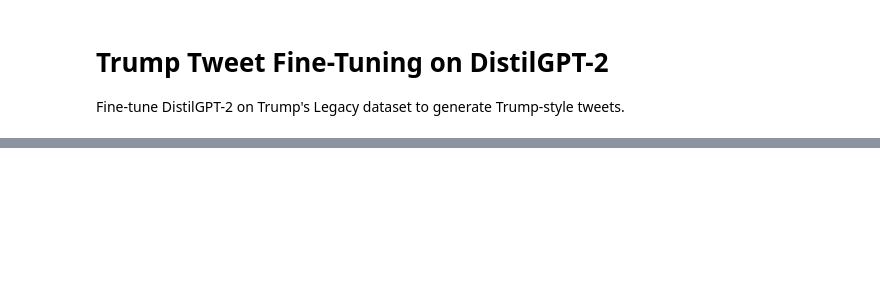
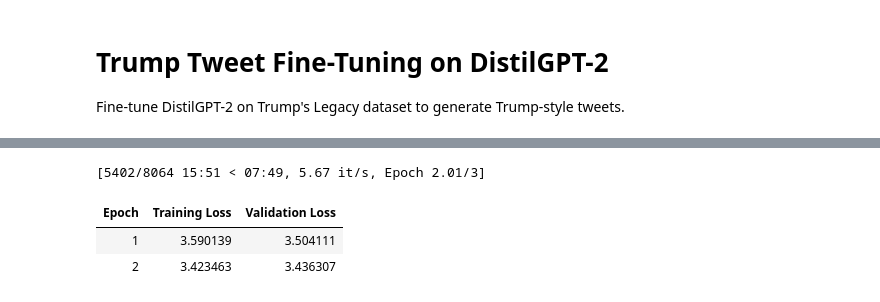
Before and after one commit to Man1ek27/SentimentAnalysisCUDA, a Jupyter notebook: Impersonating-LLM/notebooks/01_trump_finetuning_colab.ipynb, the cells around one changed output, grey strips where cells are left out. Drawn from its saved outputs; the diff is of its cells as text; code cells hidden in the pictures; blank space fills up the shorter version.

```diff
--- a/Impersonating-LLM/notebooks/01_trump_finetuning_colab.ipynb
+++ b/Impersonating-LLM/notebooks/01_trump_finetuning_colab.ipynb
@@ -165,0 +235,57 @@ for epoch in range(num_epochs):
+# %%
+import torch
+from torch.utils.data import Dataset, random_split
+from transformers import TrainingArguments, Trainer, DataCollatorForLanguageModeling
+
+# 1. Custom Dataset wrapper to format output items as dictionaries for the Trainer
+class TrumpDataset(Dataset):
+    def __init__(self, encodings):
+        self.encodings = encodings
+
+    def __len__(self):
+        return len(self.encodings['input_ids'])
+
+    def __getitem__(self, idx):
+        return {key: val[idx].clone().detach() for key, val in self.encodings.items()}
+
+# 2. Wrap the global encodings object into the compliant dataset structure
+full_dataset = TrumpDataset(encodings)
+
+# 3. Create train/validation split (80/20)
+train_size = int(0.8 * len(full_dataset))
+val_size = len(full_dataset) - train_size
+train_dataset, val_dataset = random_split(full_dataset, [train_size, val_size])
+
+# 4. Data collator for language modeling (handles batch formatting on GPU)
+data_collator = DataCollatorForLanguageModeling(tokenizer=tokenizer, mlm=False)
+
+# 5. Fast training loop configuration
+training_args = TrainingArguments(
+    output_dir='/tmp/trump_model_checkpoints',
+    num_train_epochs=3,                  # Number of epochs: 3
+    per_device_train_batch_size=16,      # Batch size 16 for training
+    per_device_eval_batch_size=16,       # Batch size 16 for evaluation
+    learning_rate=5e-5,                  # Learning rate
+    weight_decay=0.01,
+    logging_steps=50,                    # Logging step interval
+    eval_strategy="epoch",
+    save_strategy="epoch",
+    load_best_model_at_end=True,         # Automatically load the best model version at the end
+    metric_for_best_model="loss",
+    greater_is_better=False,
+    fp16=True,                           # Enable mixed precision training for CUDA acceleration
+    report_to="none"
+)
+
+# 6. Initialize training manager
+trainer = Trainer(
+    model=model,
+    args=training_args,
+    train_dataset=train_dataset,
+    eval_dataset=val_dataset,
+    data_collator=data_collator,
+)
+
+# 7. Start fine-tuning execution
+trainer.train()
+# %% [output]
@@ -166 +293,5 @@ for epoch in range(num_epochs):
+[5402/8064 15:51 < 07:49, 5.67 it/s, Epoch 2.01/3]
+| Epoch | Training Loss | Validation Loss |
+| 1 | 3.590139 | 3.504111 |
+| 2 | 3.423463 | 3.436307 |
 # %%
```
Also changed, not shown: parts of 16 cells of this notebook.
